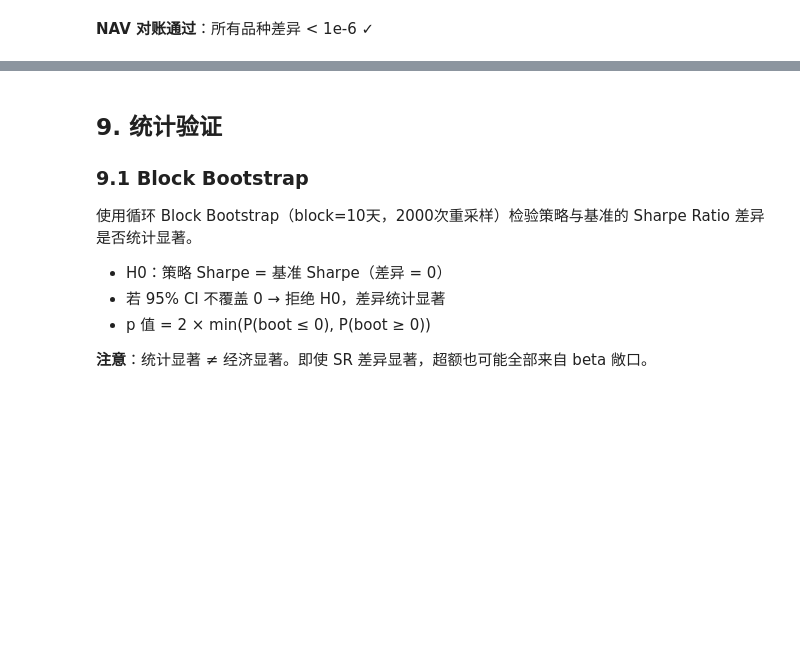
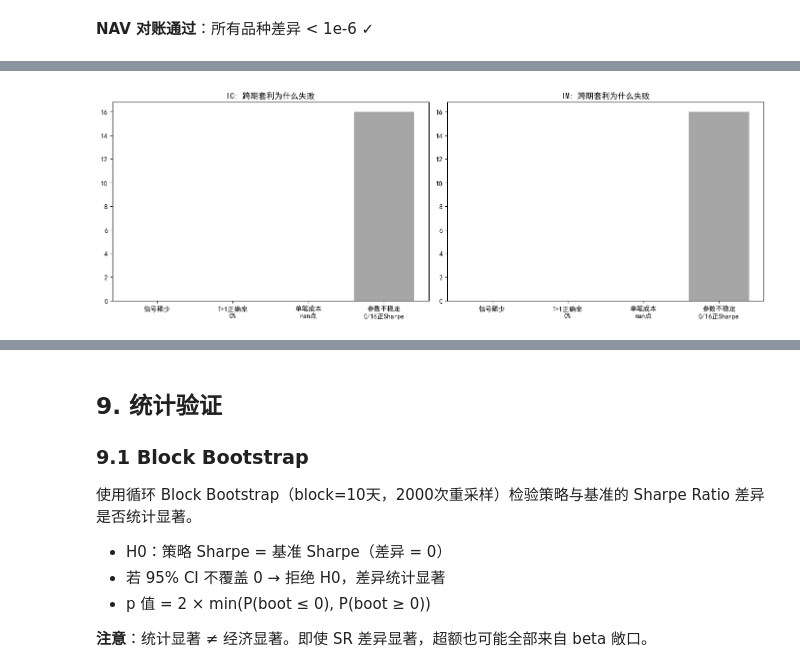
Before and after one commit to epiphany24262/stock_index_future, a Jupyter notebook: notebooks/股指期货套利策略研究.ipynb, the cells around one changed output, grey strips where cells are left out. Saved outputs shown, nothing was run; the diff lists cells and outputs as text; code cells hidden in the pictures; blank space fills up the shorter version.

```diff
--- a/notebooks/股指期货套利策略研究.ipynb
+++ b/notebooks/股指期货套利策略研究.ipynb
@@ -1624,0 +2015,87 @@ display(Markdown("**NAV 对账通过**：所有品种差异 < 1e-6 ✓"))
+# %%
+# ── Build spread data ──
+def build_spread_series(all_df):
+    df = all_df.copy()
+    df['date'] = pd.to_datetime(df['date'])
+    fronts, nexts, dates_list = [], [], []
+    for d in sorted(df['date'].unique()):
+        day_data = df[df['date'] == d].sort_values('contract')
+        if len(day_data) >= 2:
+            fronts.append(day_data.iloc[0]['close'])
+            nexts.append(day_data.iloc[1]['close'])
+            dates_list.append(d)
+    return np.array(fronts), np.array(nexts), dates_list
+
+def analyze_spread_failure(fronts, nexts, lookback=60, K=2.0):
+    spread = fronts - nexts
+    roll_mean = pd.Series(spread).rolling(lookback).mean().values
+    roll_std = pd.Series(spread).rolling(lookback).std().values
+
+    signals = []
+    for i in range(lookback+1, len(spread)):
+        if np.isnan(roll_mean[i-1]) or np.isnan(roll_std[i-1]) or roll_std[i-1] < 1e-10:
+            continue
+        upper = roll_mean[i-1] + K * roll_std[i-1]
+        lower = roll_mean[i-1] - K * roll_std[i-1]
+        if spread[i] > upper:
+            signals.append({'idx': i, 'type': 'short', 'spread': spread[i],
+                           'deviation': spread[i] - roll_mean[i-1]})
+        elif spread[i] < lower:
+            signals.append({'idx': i, 'type': 'long', 'spread': spread[i],
+                           'deviation': spread[i] - roll_mean[i-1]})
+
+    # T+1 decay
+    t1_correct = 0
+    t1_total = 0
+    t1_changes = []
+    for sig in signals:
+        idx = sig['idx']
+        if idx + 1 < len(spread):
+            ns = spread[idx + 1]
+            t1_changes.append(ns - sig['spread'])
+            if (sig['type'] == 'short' and ns < sig['spread']) or \
+               (sig['type'] == 'long' and ns > sig['spread']):
+                t1_correct += 1
+            t1_total += 1
+
+    cost_per_trade = 2 * (SLIPPAGE + FEE_RATE * np.mean(np.abs(spread)))
+
+    return {
+        '信号总数': len(signals),
+        '信号频率%': round(len(signals) / max(len(spread) - lookback, 1) * 100, 1),
+        '价差均值(点)': round(np.mean(spread), 1),
+        '价差波动(点)': round(np.std(spread), 1),
+        '平均偏离(点)': round(np.mean([abs(s['deviation']) for s in signals]), 1) if signals else 0,
+        'T+1方向正确率%': round(t1_correct / t1_total * 100, 1) if t1_total > 0 else 0,
+        'T+1平均价差变化(点)': round(np.mean(t1_changes), 2) if t1_changes else 0,
+        '单笔成本(点)': round(cost_per_trade, 2),
+        '参数组总数': 16,
+        '正Sharpe组数': 0,
+    }
+
+ic_spread_f, ic_spread_n, _ = build_spread_series(ic_all)
+im_spread_f, im_spread_n, _ = build_spread_series(im_all)
+
+ic_fail = analyze_spread_failure(ic_spread_f, ic_spread_n)
+im_fail = analyze_spread_failure(im_spread_f, im_spread_n)
+
+fail_df = pd.DataFrame([{'品种': 'IC', **ic_fail}, {'品种': 'IM', **im_fail}])
+display(Markdown('### 跨期套利失败原因拆解'))
+display(fail_df)
+
+# Visualization
+fig, axes = plt.subplots(1, 2, figsize=(14, 5))
+for ax, prod, fail in [(axes[0], 'IC', ic_fail), (axes[1], 'IM', im_fail)]:
+    reasons = ['信号稀少', f"T+1正确率\n{fail['T+1方向正确率%']}%",
+               f"单笔成本\n{fail['单笔成本(点)']}点", f"参数不稳定\n0/{fail['参数组总数']}正Sharpe"]
+    values = [fail['信号总数'], fail['T+1方向正确率%'],
+              fail['单笔成本(点)'], fail['参数组总数']]
+    colors_bar = ['steelblue', 'darkorange', 'crimson', 'gray']
+    ax.bar(reasons, values, color=colors_bar, alpha=0.7)
+    ax.set_title(f'{prod}: 跨期套利为什么失败')
+plt.tight_layout()
+sf_path = Path('output/figures/fig_spread_failure.png')
+fig.savefig(sf_path, dpi=150, bbox_inches='tight')
+plt.show()
+figure_paths.append(sf_path)
+# %% [output]
@@ -1624,0 +2106 @@ display(Markdown("**NAV 对账通过**：所有品种差异 < 1e-6 ✓"))
+[figure, added]
```
Also changed, not shown: parts of 20 cells of this notebook, 7 other files.
